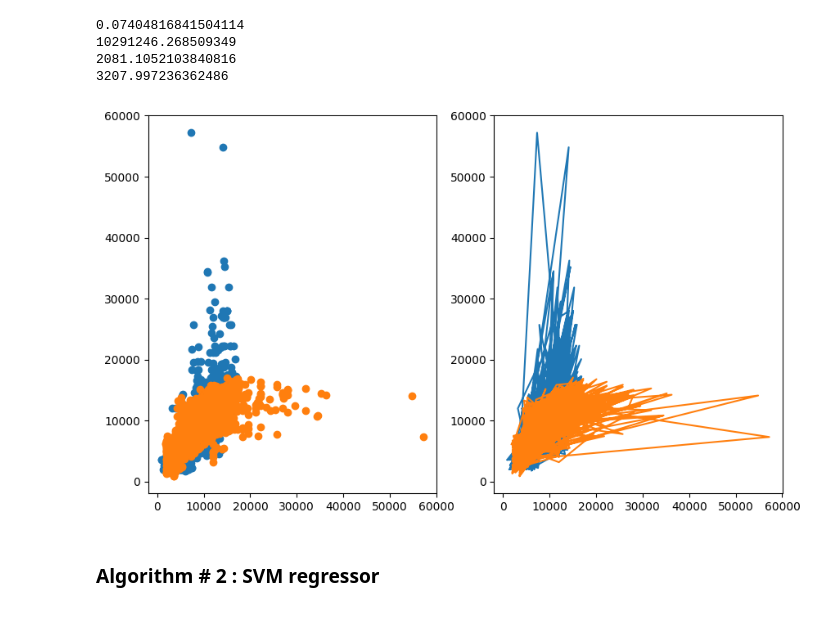
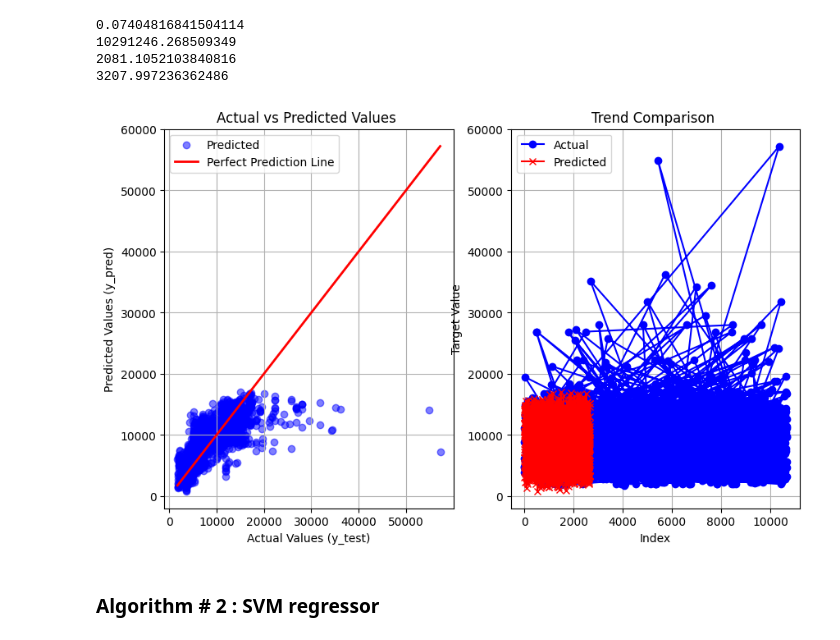
Before and after one commit to utsav87589/Flight-Price-EDA, a Jupyter notebook: notebooks/algos.ipynb, the cells around one changed output. Cells and saved outputs as stored; diff of their text form; code cells hidden in the pictures.

Commit message:
reporting on eval data done with corrections in graphs

```diff
--- a/notebooks/algos.ipynb
+++ b/notebooks/algos.ipynb
@@ -114,14 +114,27 @@ def eval_metrices(y_pred, y_test) :
     print(mean_absolute_error(y_pred, y_test))
     print(root_mean_squared_error(y_pred, y_test))
 # %%
-def plot_graphs(y_pred, y_test) :
-    plt.figure(figsize = (10, 6))
+def plot_graphs(y_test, y_pred, title_suffix=""):
+    plt.figure(figsize=(10,6))
     plt.subplot(1, 2, 1)
-    plt.scatter(y_pred, y_test)
-    plt.scatter(y_test, y_pred)
+    plt.scatter(y_test, y_pred, color='blue', alpha=0.5, label='Predicted')
+    plt.plot([y_test.min(), y_test.max()], [y_test.min(), y_test.max()],
+             color='red', linewidth=2, label='Perfect Prediction Line')
+    plt.title(f'Actual vs Predicted Values {title_suffix}')
+    plt.xlabel('Actual Values (y_test)')
+    plt.ylabel('Predicted Values (y_pred)')
+    plt.legend()
+    plt.grid(True)
+
     plt.subplot(1, 2, 2)
-    plt.plot(y_pred, y_test)
-    plt.plot(y_test, y_pred)
+    plt.plot(y_test, label='Actual', color='blue', marker='o')
+    plt.plot(y_pred, label='Predicted', color='red', marker='x')
+    plt.title(f'Trend Comparison {title_suffix}')
+    plt.xlabel('Index')
+    plt.ylabel('Target Value')
+    plt.legend()
+    plt.grid(True)
+    plt.show()
 # %% [markdown]
 ## Testing on old data
 # %% [markdown]
@@ -156,9 +169,9 @@ eval_metrices(y_pred_lr, y_test)
 2081.1052103840816
 3207.997236362486
 # %%
-plot_graphs(y_pred_lr, y_test)
+plot_graphs(y_test, y_pred_lr)
 # %% [output]
-[figure, old version]
+[figure, new version]
 # %% [markdown]
 ### Algorithm # 2 : SVM regressor
 # %%
```
Also changed, not shown: parts of 24 cells of this notebook, 4 other files.
